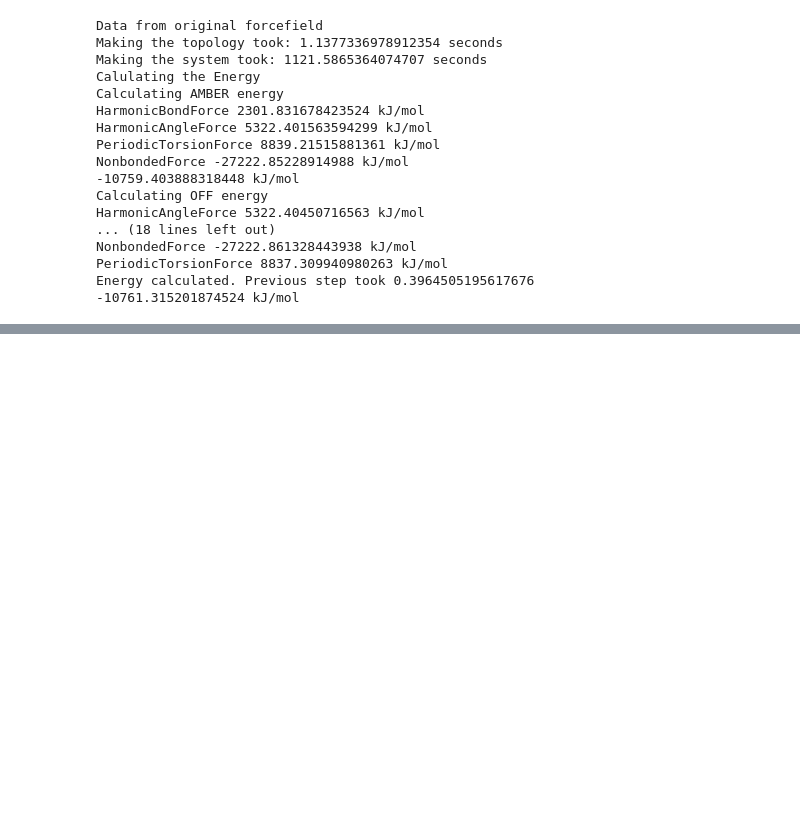
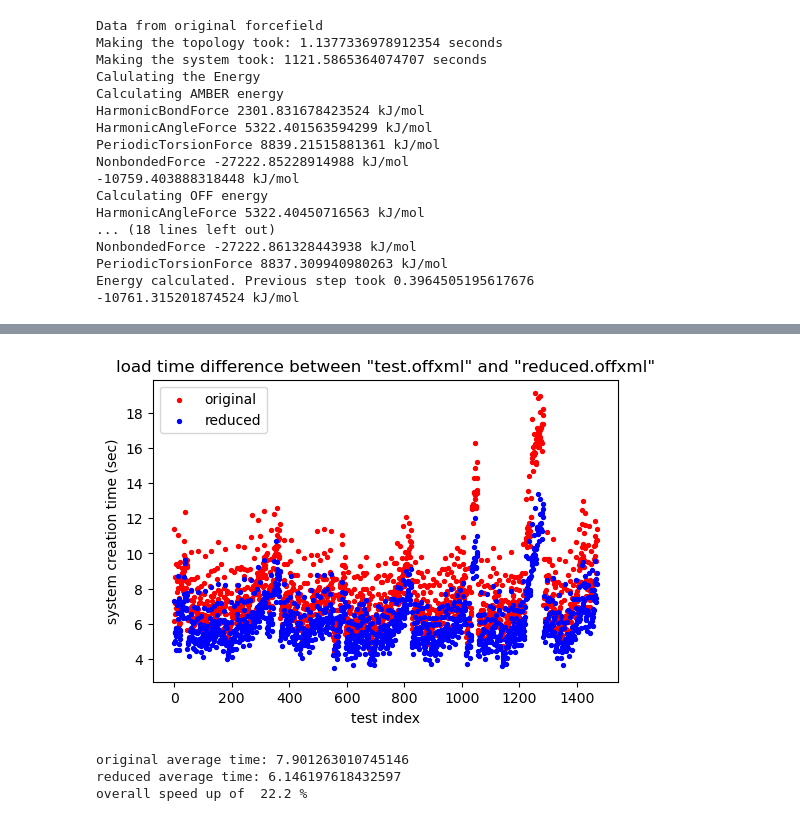
Before and after one commit to openforcefield/amber-ff-porting, a Jupyter notebook: parameter_deduplication/parameter_deduplication.ipynb, the cells around one changed output, grey strips where cells are left out. Saved outputs shown, nothing was run; the diff lists cells and outputs as text; code cells hidden in the pictures; blank space fills up the shorter version.

```diff
--- a/parameter_deduplication/parameter_deduplication.ipynb
+++ b/parameter_deduplication/parameter_deduplication.ipynb
@@ -367,0 +560,22 @@ Energy calculated. Previous step took 0.3964505195617676
+# %%
+fig2 = plt.figure(2, dpi=100)
+plt.scatter(df.index, df.ff_time, c='r', s=8, label='original')
+plt.scatter(df.index, df.ff_reduced_time, c='b', s=8, label='reduced')
+plt.ylabel('system creation time (sec)')
+plt.xlabel('test index')
+plt.title('load time difference between \"test.offxml\" and \"reduced.offxml\"')
+plt.legend()
+plt.show()
+# %% [output]
+[figure, added]
+# %%
+from statistics import mean
+original_avg_time = float(mean(df.ff_time))
+reduced_avg_time = float(mean(df.ff_reduced_time))
+print(f"original average time: {original_avg_time}")
+print(f"reduced average time: {reduced_avg_time}")
+print(f"overall speed up of {(original_avg_time - reduced_avg_time) / original_avg_time * 100: .1f} %")
+# %% [output]
+original average time: 7.901263010745146
+reduced average time: 6.146197618432597
+overall speed up of  22.2 %
```
Also changed, not shown: parts of 6 cells of this notebook.
